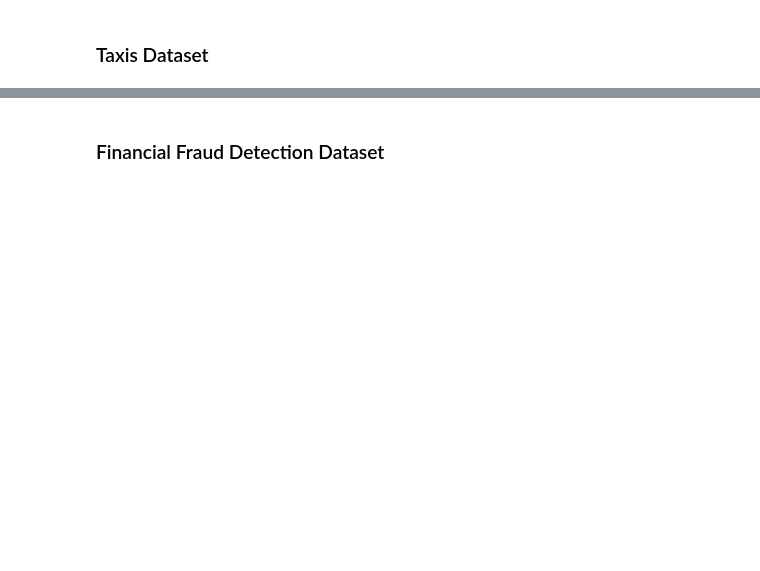
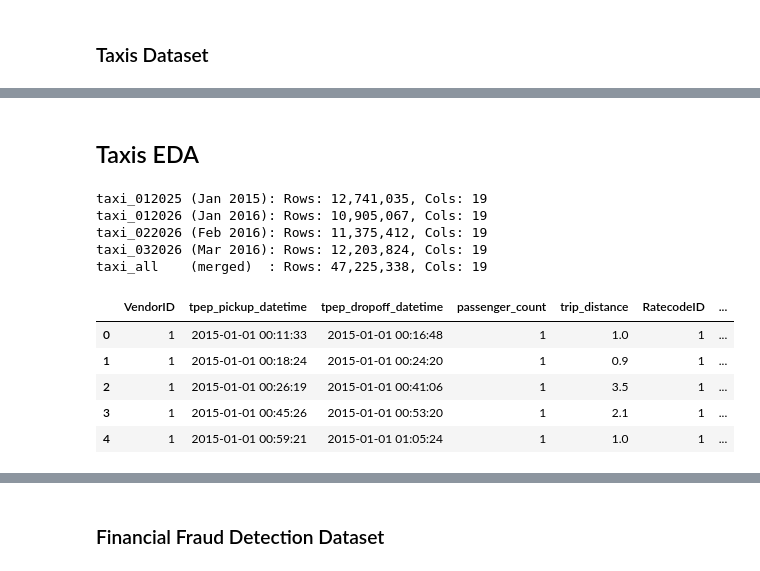
Before and after one commit to lourenco500/Big-Data-Analytics-Project, a Jupyter notebook: Notebook1.ipynb, the cells around one changed output, grey strips where cells are left out. Saved outputs shown, nothing was run; the diff lists cells and outputs as text; code cells hidden in the pictures; blank space fills up the shorter version.

```diff
--- a/Notebook1.ipynb
+++ b/Notebook1.ipynb
@@ -91,0 +97,25 @@ taxi_012025 = spark.read.parquet("yellow_tripdata_2015-01.parquet")
+# %% [markdown]
+## Taxis EDA
+# %%
+print(
+    f"taxi_012025 (Jan 2015): Rows: {taxi_012025.count():,}, Cols: {len(taxi_012025.columns)}\n"
+    f"taxi_012026 (Jan 2016): Rows: {taxi_012026.count():,}, Cols: {len(taxi_012026.columns)}\n"
+    f"taxi_022026 (Feb 2016): Rows: {taxi_022026.count():,}, Cols: {len(taxi_022026.columns)}\n"
+    f"taxi_032026 (Mar 2016): Rows: {taxi_032026.count():,}, Cols: {len(taxi_032026.columns)}\n"
+    f"taxi_all    (merged)  : Rows: {taxi_all.count():,}, Cols: {len(taxi_all.columns)}"
+)
+# %% [output]
+taxi_012025 (Jan 2015): Rows: 12,741,035, Cols: 19
+taxi_012026 (Jan 2016): Rows: 10,905,067, Cols: 19
+taxi_022026 (Feb 2016): Rows: 11,375,412, Cols: 19
+taxi_032026 (Mar 2016): Rows: 12,203,824, Cols: 19
+taxi_all    (merged)  : Rows: 47,225,338, Cols: 19
+# %%
+taxi_all.limit(5).toPandas()
+# %% [output]
+|  | VendorID | tpep_pickup_datetime | tpep_dropoff_datetime | passenger_count | trip_distance | RatecodeID | ... |
+| 0 | 1 | 2015-01-01 00:11:33 | 2015-01-01 00:16:48 | 1 | 1.0 | 1 | ... |
+| 1 | 1 | 2015-01-01 00:18:24 | 2015-01-01 00:24:20 | 1 | 0.9 | 1 | ... |
+| 2 | 1 | 2015-01-01 00:26:19 | 2015-01-01 00:41:06 | 1 | 3.5 | 1 | ... |
+| 3 | 1 | 2015-01-01 00:45:26 | 2015-01-01 00:53:20 | 1 | 2.1 | 1 | ... |
+| 4 | 1 | 2015-01-01 00:59:21 | 2015-01-01 01:05:24 | 1 | 1.0 | 1 | ... |
```
Also changed, not shown: parts of 20 cells of this notebook, 1 other file.
